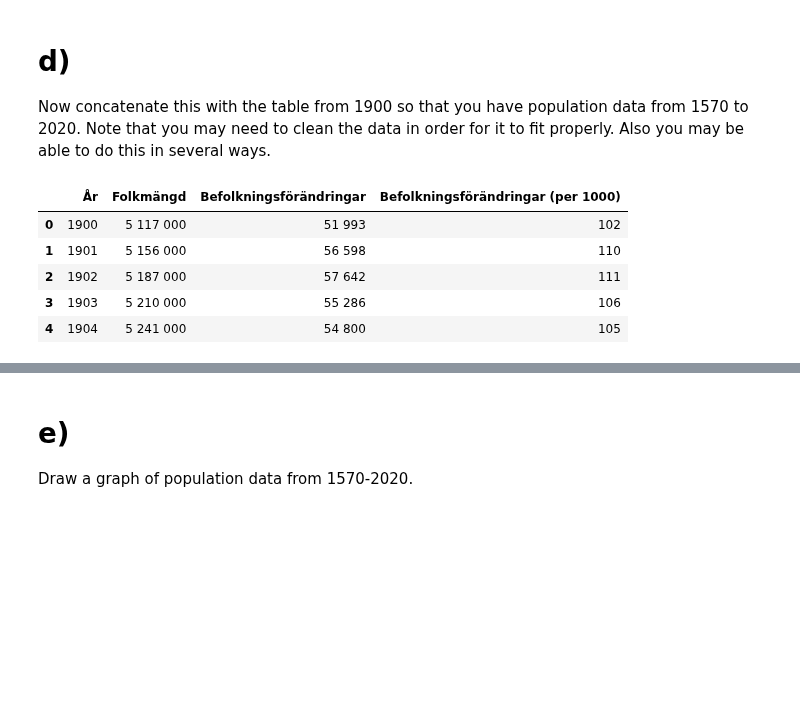
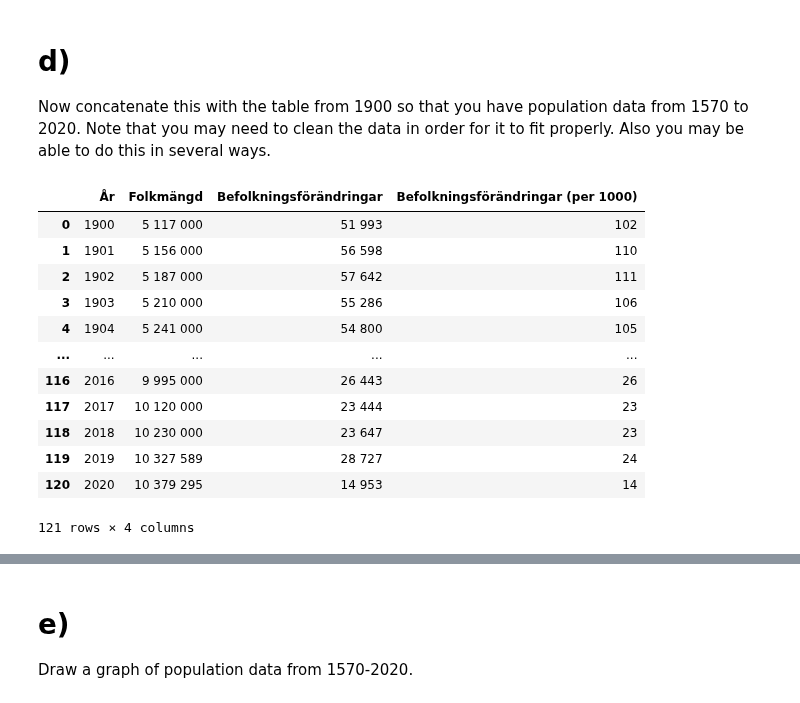
Before and after one commit to xjohansson/Databehandling_Xiu, a Jupyter notebook: Exercise/Exercise2_mergy.ipynb, the cells around one changed output, grey strips where cells are left out. Cells and saved outputs as stored; diff of their text form; code cells hidden in the pictures; blank space fills up the shorter version.

```diff
--- a/Exercise/Exercise2_mergy.ipynb
+++ b/Exercise/Exercise2_mergy.ipynb
@@ -9,13 +9,13 @@ import plotly.graph_objs as go
 # %%
 link="https://sv.wikipedia.org/wiki/Sveriges_demografi"
 import pandas as pd
-tables=pd.read_html(link)
+tables_sve=pd.read_html(link)
 #tables
 # %% [markdown]
  # a)
   Read in the table under "Befolkningsstatistik sedan 1900" into a DataFrame
 # %%
-from1900 = tables[5] # 0 is first table in the html page ,5 is sex table in this page
+from1900 = tables_sve[5] # 0 is first table in the html page ,5 is sex table in this page
 from1900=from1900.rename(columns={"Unnamed: 0": "År"})
 from1900
 # %% [output]
@@ -83,15 +84,22 @@ before1900
 # %%
 # 这一步的目的是为了后面的合并做准备
 new_from1900=from1900.iloc[:,[0,1,4,7]]# 利用iloc提取列数据,这里表示提取第一列，第二列，第五列和第八列
-new_from1900.head()
+new_from1900
 # df_new=from1900.drop(["Födda",	"Döda", "Nativiteten (per 1000)",	"Dödstalen (per 1000)","Total fertilitet" ], axis=1)  # axis 默认为0，指删除行，因此删除columns时要指定axis=1；
 # %% [output]
 |  | År | Folkmängd | Befolkningsförändringar | Befolkningsförändringar (per 1000) |
 | 0 | 1900 | 5 117 000 | 51 993 | 102 |
 | 1 | 1901 | 5 156 000 | 56 598 | 110 |
 | 2 | 1902 | 5 187 000 | 57 642 | 111 |
 | 3 | 1903 | 5 210 000 | 55 286 | 106 |
 | 4 | 1904 | 5 241 000 | 54 800 | 105 |
+| ... | ... | ... | ... | ... |
+| 116 | 2016 | 9 995 000 | 26 443 | 26 |
+| 117 | 2017 | 10 120 000 | 23 444 | 23 |
+| 118 | 2018 | 10 230 000 | 23 647 | 23 |
+| 119 | 2019 | 10 327 589 | 28 727 | 24 |
+| 120 | 2020 | 10 379 295 | 14 953 | 14 |
+121 rows × 4 columns
 # %%
 #保留到1865年的
 new_before1900=before1900.drop(index=[7,8,9,10]).rename(columns={
```
Also changed, not shown: parts of 14 cells of this notebook, 4 other files.
